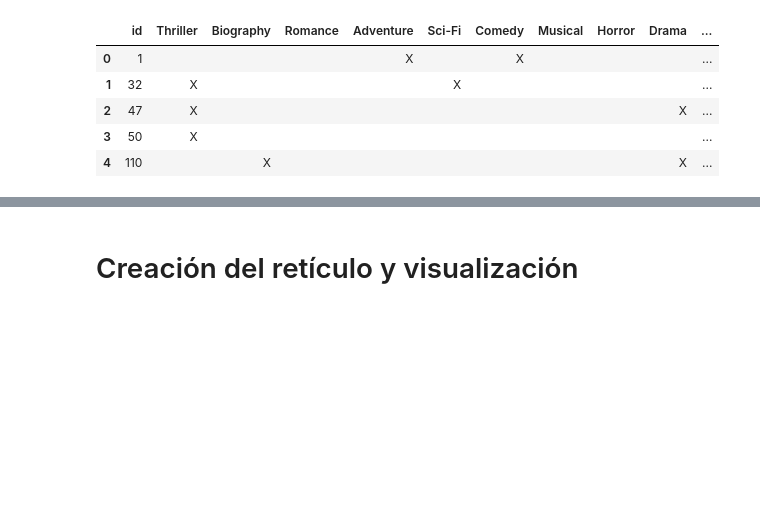
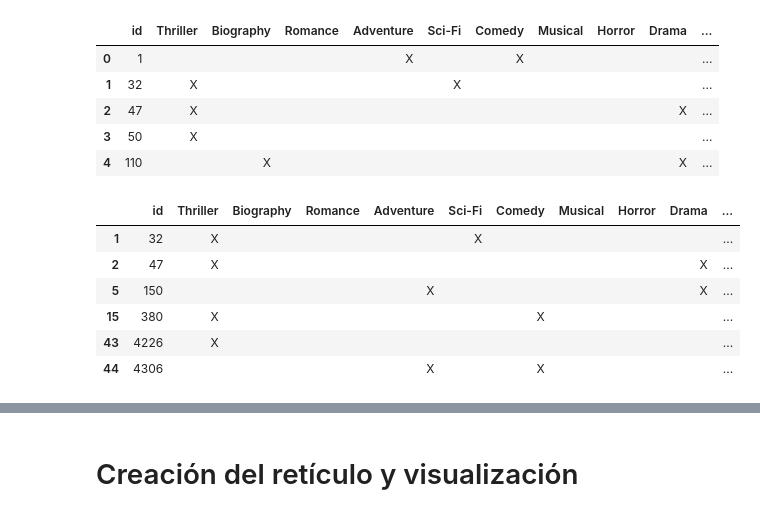
Before and after one commit to jljorro/Matrix_Factorization_Explanations, a Jupyter notebook: fca.ipynb, the cells around one changed output, grey strips where cells are left out. Drawn from its saved outputs; the diff is of its cells as text; code cells hidden in the pictures; blank space fills up the shorter version.

```diff
--- a/fca.ipynb
+++ b/fca.ipynb
@@ -62,6 +63,25 @@ df_movies.head()
 | 2 | 47 | X |  |  |  |  |  |  |  | X | ... |
 | 3 | 50 | X |  |  |  |  |  |  |  |  | ... |
 | 4 | 110 |  | X |  |  |  |  |  |  | X | ... |
+# %%
+# Filtro las peliculas que nos interesan
+
+recommended_item = ['380'] #['344']
+similar_items = ['150', '4306', '47', '4226', '32']
+
+movies_list = recommended_item + similar_items
+
+df_movies = df_movies.loc[df_movies['id'].isin(movies_list)]
+
+df_movies
+# %% [output]
+|  | id | Thriller | Biography | Romance | Adventure | Sci-Fi | Comedy | Musical | Horror | Drama | ... |
+| 1 | 32 | X |  |  |  | X |  |  |  |  | ... |
+| 2 | 47 | X |  |  |  |  |  |  |  | X | ... |
+| 5 | 150 |  |  |  | X |  |  |  |  | X | ... |
+| 15 | 380 | X |  |  |  |  | X |  |  |  | ... |
+| 43 | 4226 | X |  |  |  |  |  |  |  |  | ... |
+| 44 | 4306 |  |  |  | X |  | X |  |  |  | ... |
 # %%
 df_movies[df_movies['id'] == 110]
 # %% [output]
```
Also changed, not shown: parts of 8 cells of this notebook, 3 other files.
